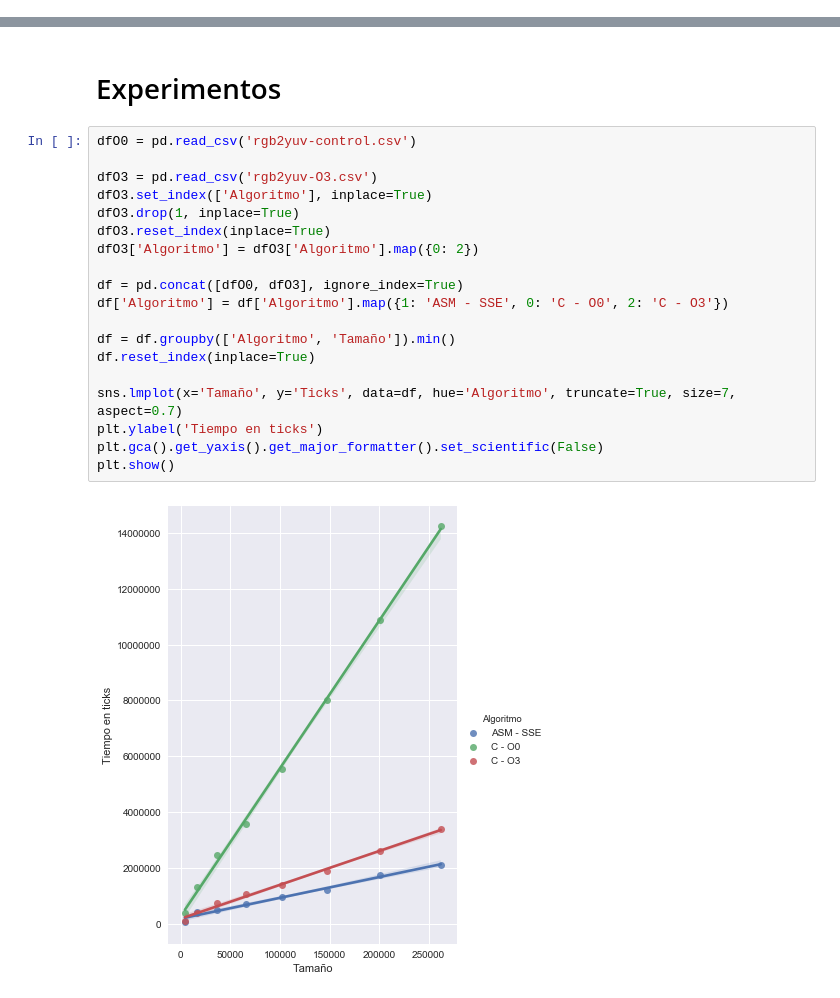
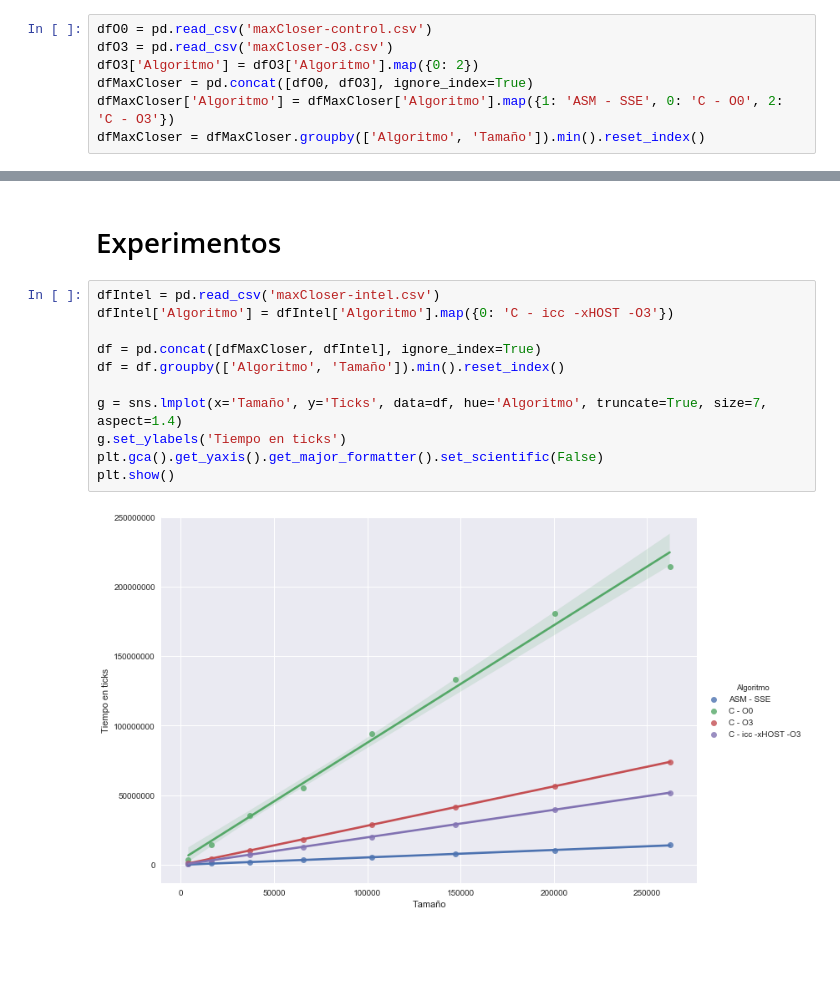
Before and after one commit to ZebaSz/orga2-tp2, a Jupyter notebook: informe/data/Orga2-TP2.ipynb, the cells around one changed output, grey strips where cells are left out. Saved outputs shown, nothing was run; the diff lists cells and outputs as text; blank space fills up the shorter version.

```diff
--- a/informe/data/Orga2-TP2.ipynb
+++ b/informe/data/Orga2-TP2.ipynb
@@ -39 +66,8 @@ plt.show()
+# %%
+dfO0 = pd.read_csv('maxCloser-control.csv')
+dfO3 = pd.read_csv('maxCloser-O3.csv')
+dfO3['Algoritmo'] = dfO3['Algoritmo'].map({0: 2})
+dfMaxCloser = pd.concat([dfO0, dfO3], ignore_index=True)
+dfMaxCloser['Algoritmo'] = dfMaxCloser['Algoritmo'].map({1: 'ASM - SSE', 0: 'C - O0', 2: 'C - O3'})
+dfMaxCloser = dfMaxCloser.groupby(['Algoritmo', 'Tamaño']).min().reset_index()
 # %%
@@ -83,24 +80,16 @@ plt.show()
 # %% [markdown]
 # Experimentos
 # %%
-dfO0 = pd.read_csv('rgb2yuv-control.csv')
+dfIntel = pd.read_csv('maxCloser-intel.csv')
+dfIntel['Algoritmo'] = dfIntel['Algoritmo'].map({0: 'C - icc -xHOST -O3'})
 
-dfO3 = pd.read_csv('rgb2yuv-O3.csv')
-dfO3.set_index(['Algoritmo'], inplace=True)
-dfO3.drop(1, inplace=True)
-dfO3.reset_index(inplace=True)
-dfO3['Algoritmo'] = dfO3['Algoritmo'].map({0: 2})
+df = pd.concat([dfMaxCloser, dfIntel], ignore_index=True)
+df = df.groupby(['Algoritmo', 'Tamaño']).min().reset_index()
 
-df = pd.concat([dfO0, dfO3], ignore_index=True)
-df['Algoritmo'] = df['Algoritmo'].map({1: 'ASM - SSE', 0: 'C - O0', 2: 'C - O3'})
-
-df = df.groupby(['Algoritmo', 'Tamaño']).min()
-df.reset_index(inplace=True)
-
-sns.lmplot(x='Tamaño', y='Ticks', data=df, hue='Algoritmo', truncate=True, size=7, aspect=0.7)
-plt.ylabel('Tiempo en ticks')
+g = sns.lmplot(x='Tamaño', y='Ticks', data=df, hue='Algoritmo', truncate=True, size=7, aspect=1.4)
+g.set_ylabels('Tiempo en ticks')
 plt.gca().get_yaxis().get_major_formatter().set_scientific(False)
 plt.show()
 # %% [output]
-[figure, old version]
+[figure, new version]
 # %%
```
Also changed, not shown: parts of 18 cells of this notebook, 3 other files.
